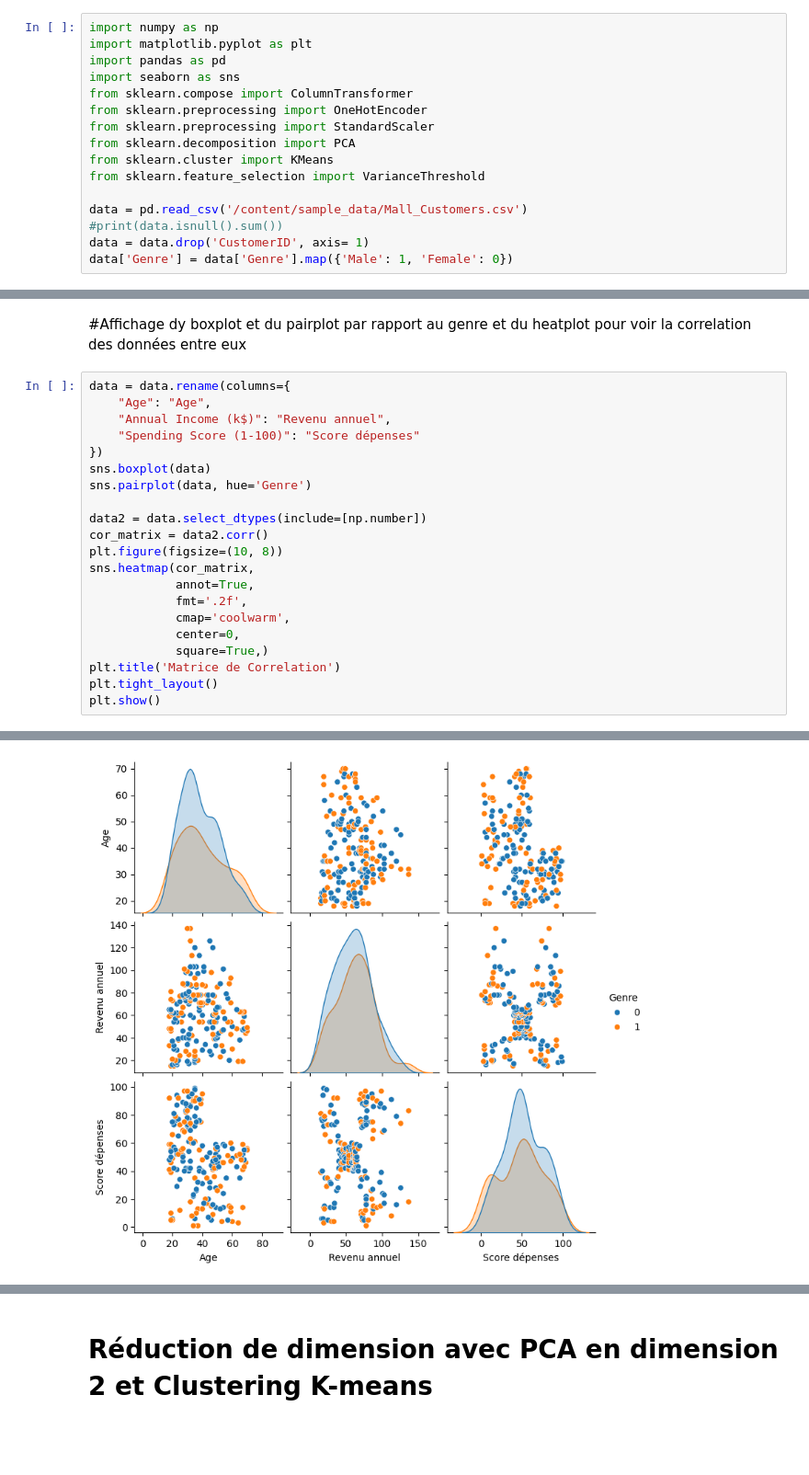
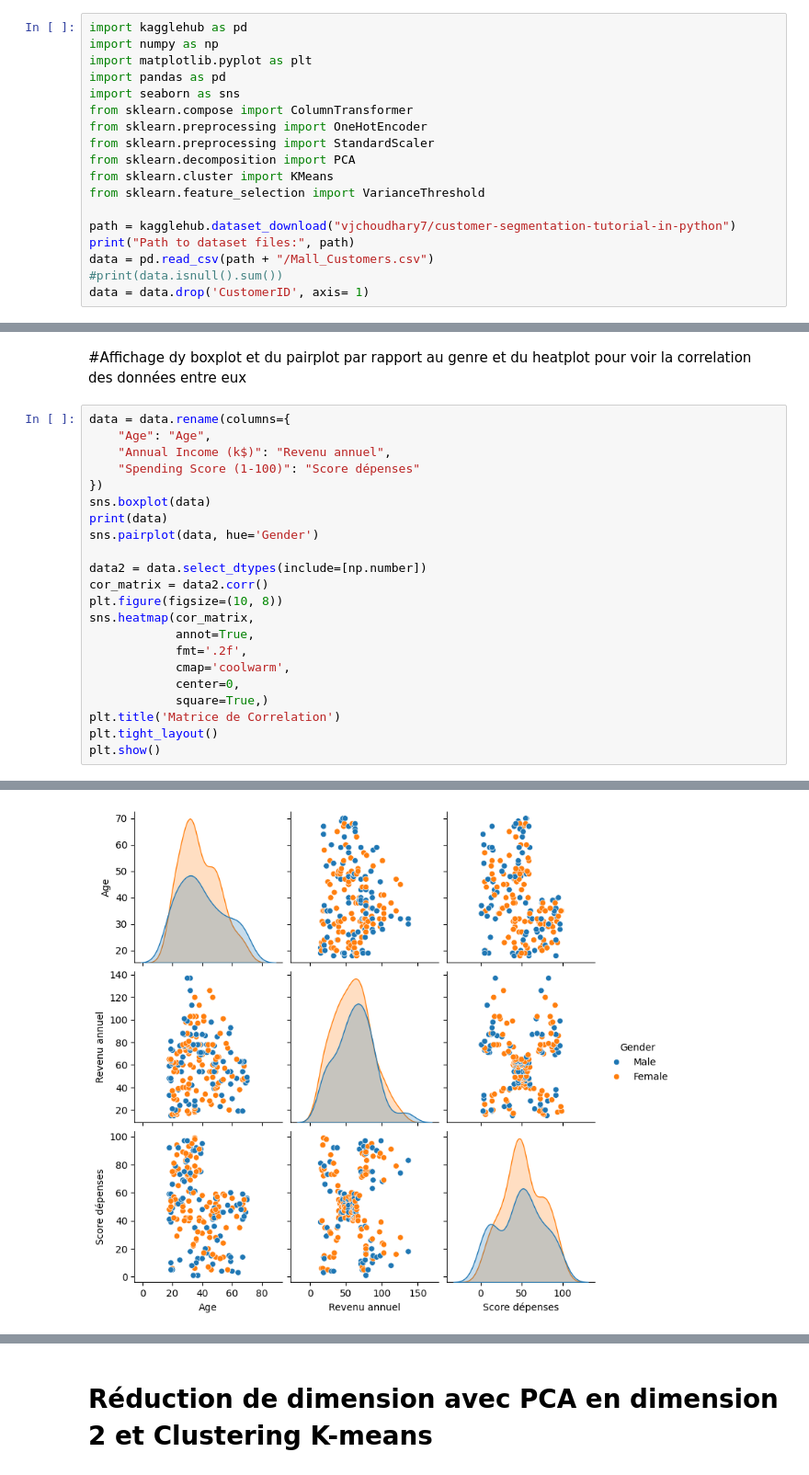
Before and after one commit to SamyFanambinantsoa/Machine_Learning_M2, a Jupyter notebook: Clustering.ipynb, the cells around one changed output, grey strips where cells are left out. Shown at 92% size. Cells and saved outputs as stored; diff of their text form; blank space fills up the shorter version.

```diff
--- a/Clustering.ipynb
+++ b/Clustering.ipynb
@@ -5,6 +5,7 @@
 
 # Chargement du CSV, vérification des valeurs nulles et supression des features non-informatives ou redondantes
 # %%
+import kagglehub as pd
 import numpy as np
 import matplotlib.pyplot as plt
 import pandas as pd
@@ -16,7 +17,8 @@ from sklearn.decomposition import PCA
 from sklearn.cluster import KMeans
 from sklearn.feature_selection import VarianceThreshold
 
-data = pd.read_csv('/content/sample_data/Mall_Customers.csv')
+path = kagglehub.dataset_download("vjchoudhary7/customer-segmentation-tutorial-in-python")
+print("Path to dataset files:", path)
+data = pd.read_csv(path + "/Mall_Customers.csv")
 #print(data.isnull().sum())
 data = data.drop('CustomerID', axis= 1)
-data['Genre'] = data['Genre'].map({'Male': 1, 'Female': 0})
@@ -36,7 +40,8 @@ data = data.rename(columns={
     "Spending Score (1-100)": "Score dépenses"
 })
 sns.boxplot(data)
-sns.pairplot(data, hue='Genre')
+print(data)
+sns.pairplot(data, hue='Gender')
 
 data2 = data.select_dtypes(include=[np.number])
 cor_matrix = data2.corr()
@@ -55 +74 @@ plt.show()
-[figure, old version]
+[figure, new version]
```
Also changed, not shown: parts of 4 cells of this notebook.
